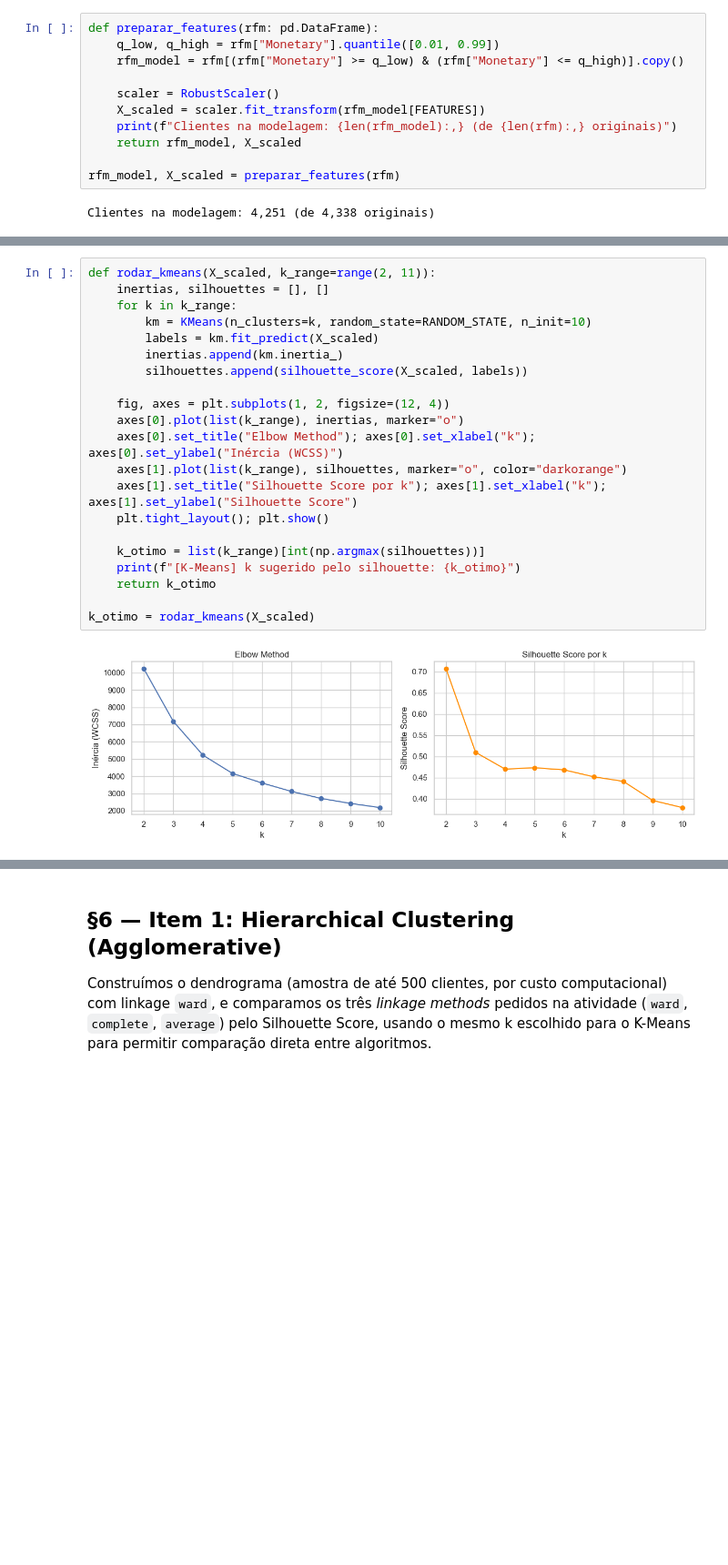
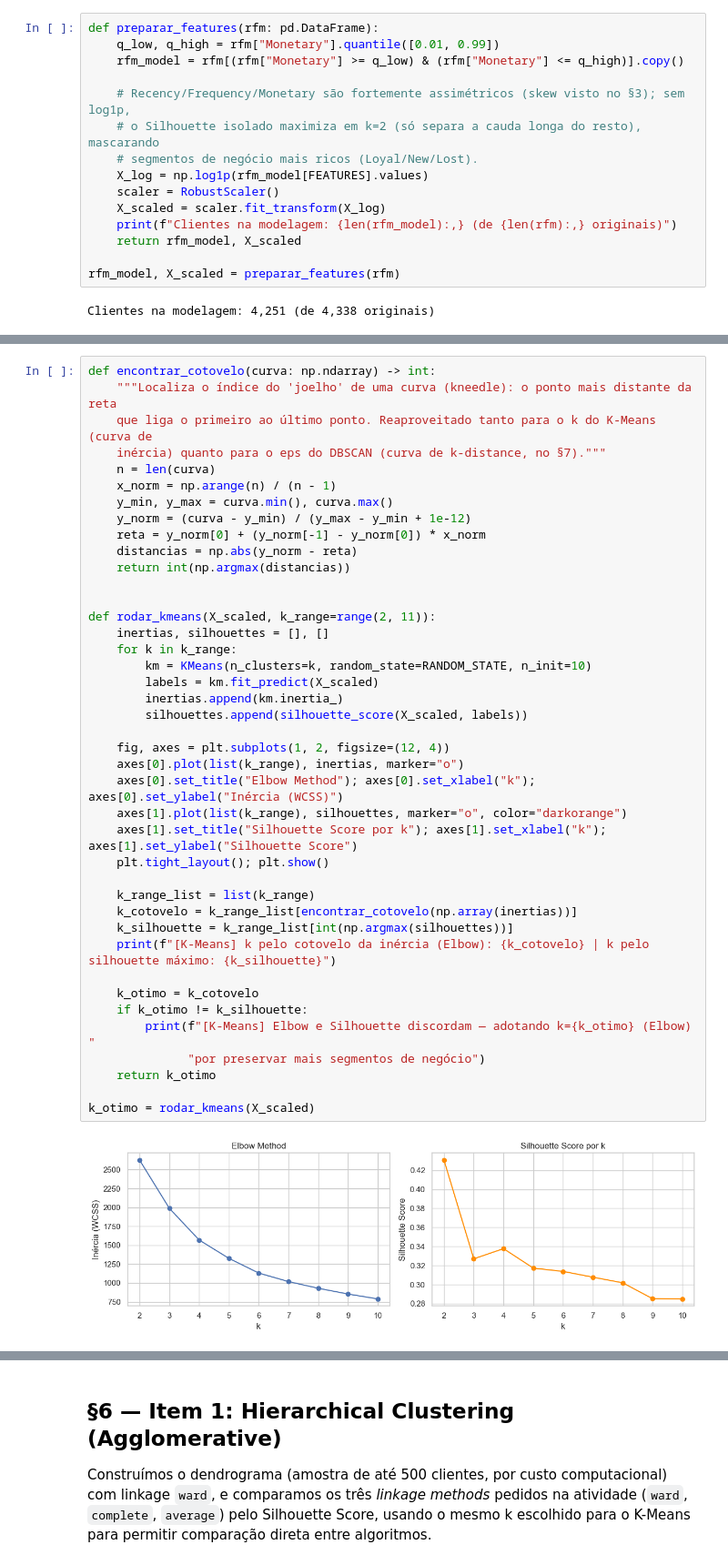
Before and after one commit to guustavomc/Customer-Segmentation-RFM, a Jupyter notebook: segmentacao_clientes_rfm.ipynb, the cells around one changed output, grey strips where cells are left out. Shown at 91% size. Drawn from its saved outputs; the diff is of its cells as text; blank space fills up the shorter version.

```diff
--- a/segmentacao_clientes_rfm.ipynb
+++ b/segmentacao_clientes_rfm.ipynb
@@ -171,8 +173,12 @@ def preparar_features(rfm: pd.DataFrame):
     q_low, q_high = rfm["Monetary"].quantile([0.01, 0.99])
     rfm_model = rfm[(rfm["Monetary"] >= q_low) & (rfm["Monetary"] <= q_high)].copy()
 
+    # Recency/Frequency/Monetary são fortemente assimétricos (skew visto no §3); sem log1p,
+    # o Silhouette isolado maximiza em k=2 (só separa a cauda longa do resto), mascarando
+    # segmentos de negócio mais ricos (Loyal/New/Lost).
+    X_log = np.log1p(rfm_model[FEATURES].values)
     scaler = RobustScaler()
-    X_scaled = scaler.fit_transform(rfm_model[FEATURES])
+    X_scaled = scaler.fit_transform(X_log)
     print(f"Clientes na modelagem: {len(rfm_model):,} (de {len(rfm):,} originais)")
     return rfm_model, X_scaled
 
@@ -192,25 +201,45 @@ Rodamos o K-Means com 10 seeds diferentes e medimos o *Adjusted Rand Index* (ARI
 valores próximos de 1.0 indicam que os clusters não dependem da inicialização (estabilidade), e reportamos
 também o número de iterações até a convergência.
 # %%
+def encontrar_cotovelo(curva: np.ndarray) -> int:
+    """Localiza o índice do 'joelho' de uma curva (kneedle): o ponto mais distante da reta
+    que liga o primeiro ao último ponto. Reaproveitado tanto para o k do K-Means (curva de
+    inércia) quanto para o eps do DBSCAN (curva de k-distance, no §7)."""
+    n = len(curva)
+    x_norm = np.arange(n) / (n - 1)
+    y_min, y_max = curva.min(), curva.max()
+    y_norm = (curva - y_min) / (y_max - y_min + 1e-12)
+    reta = y_norm[0] + (y_norm[-1] - y_norm[0]) * x_norm
+    distancias = np.abs(y_norm - reta)
+    return int(np.argmax(distancias))
+
+
 def rodar_kmeans(X_scaled, k_range=range(2, 11)):
     inertias, silhouettes = [], []
     for k in k_range:
         km = KMeans(n_clusters=k, random_state=RANDOM_STATE, n_init=10)
         labels = km.fit_predict(X_scaled)
         inertias.append(km.inertia_)
         silhouettes.append(silhouette_score(X_scaled, labels))
 
     fig, axes = plt.subplots(1, 2, figsize=(12, 4))
     axes[0].plot(list(k_range), inertias, marker="o")
     axes[0].set_title("Elbow Method"); axes[0].set_xlabel("k"); axes[0].set_ylabel("Inércia (WCSS)")
     axes[1].plot(list(k_range), silhouettes, marker="o", color="darkorange")
     axes[1].set_title("Silhouette Score por k"); axes[1].set_xlabel("k"); axes[1].set_ylabel("Silhouette Score")
     plt.tight_layout(); plt.show()
 
-    k_otimo = list(k_range)[int(np.argmax(silhouettes))]
-    print(f"[K-Means] k sugerido pelo silhouette: {k_otimo}")
+    k_range_list = list(k_range)
+    k_cotovelo = k_range_list[encontrar_cotovelo(np.array(inertias))]
+    k_silhouette = k_range_list[int(np.argmax(silhouettes))]
+    print(f"[K-Means] k pelo cotovelo da inércia (Elbow): {k_cotovelo} | k pelo silhouette máximo: {k_silhouette}")
+
+    k_otimo = k_cotovelo
+    if k_otimo != k_silhouette:
+        print(f"[K-Means] Elbow e Silhouette discordam — adotando k={k_otimo} (Elbow) "
+              "por preservar mais segmentos de negócio")
     return k_otimo
 
 k_otimo = rodar_kmeans(X_scaled)
 # %% [output]
-[figure, old version]
+[figure, new version]
```
Also changed, not shown: parts of 16 cells of this notebook, 15 other files.
